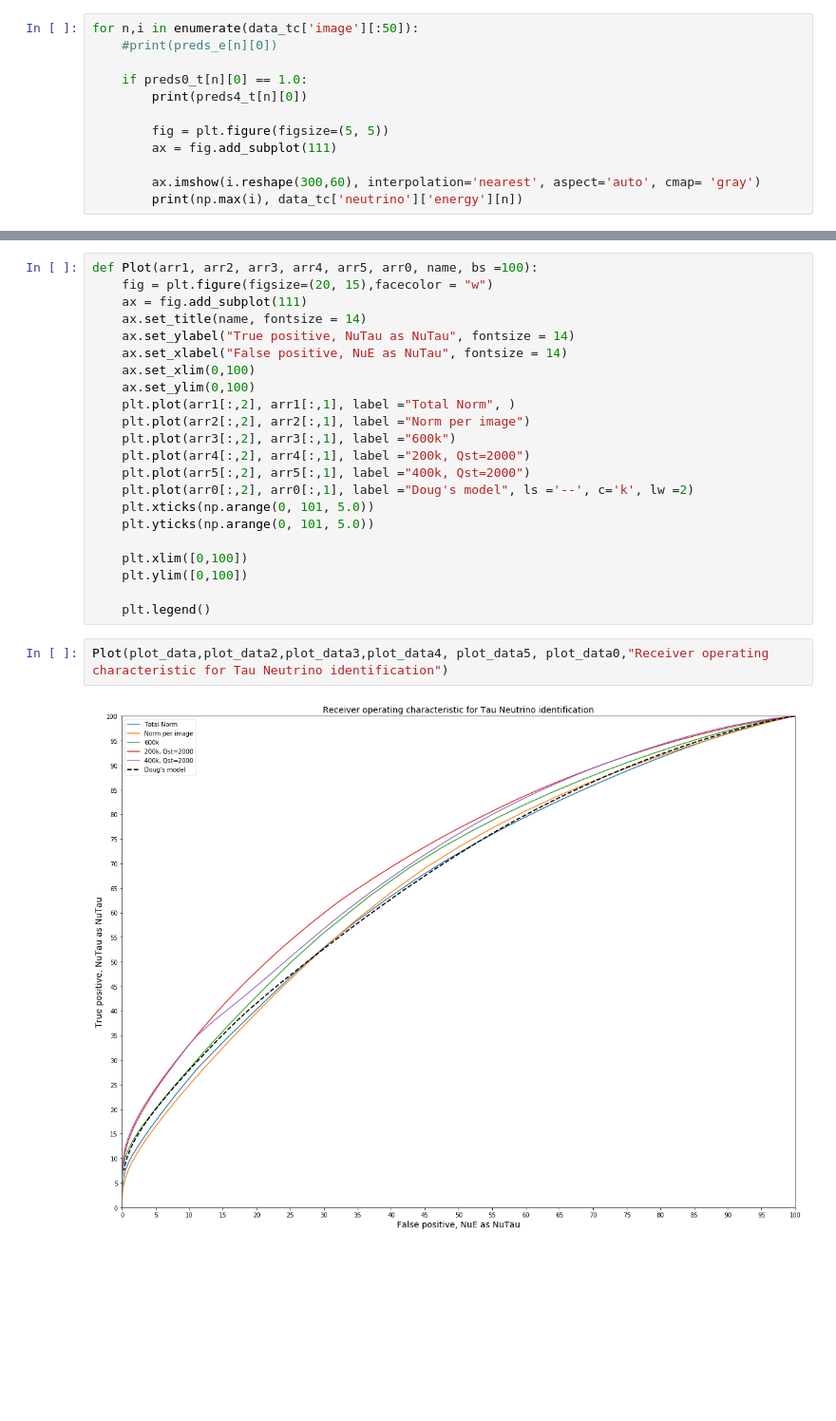
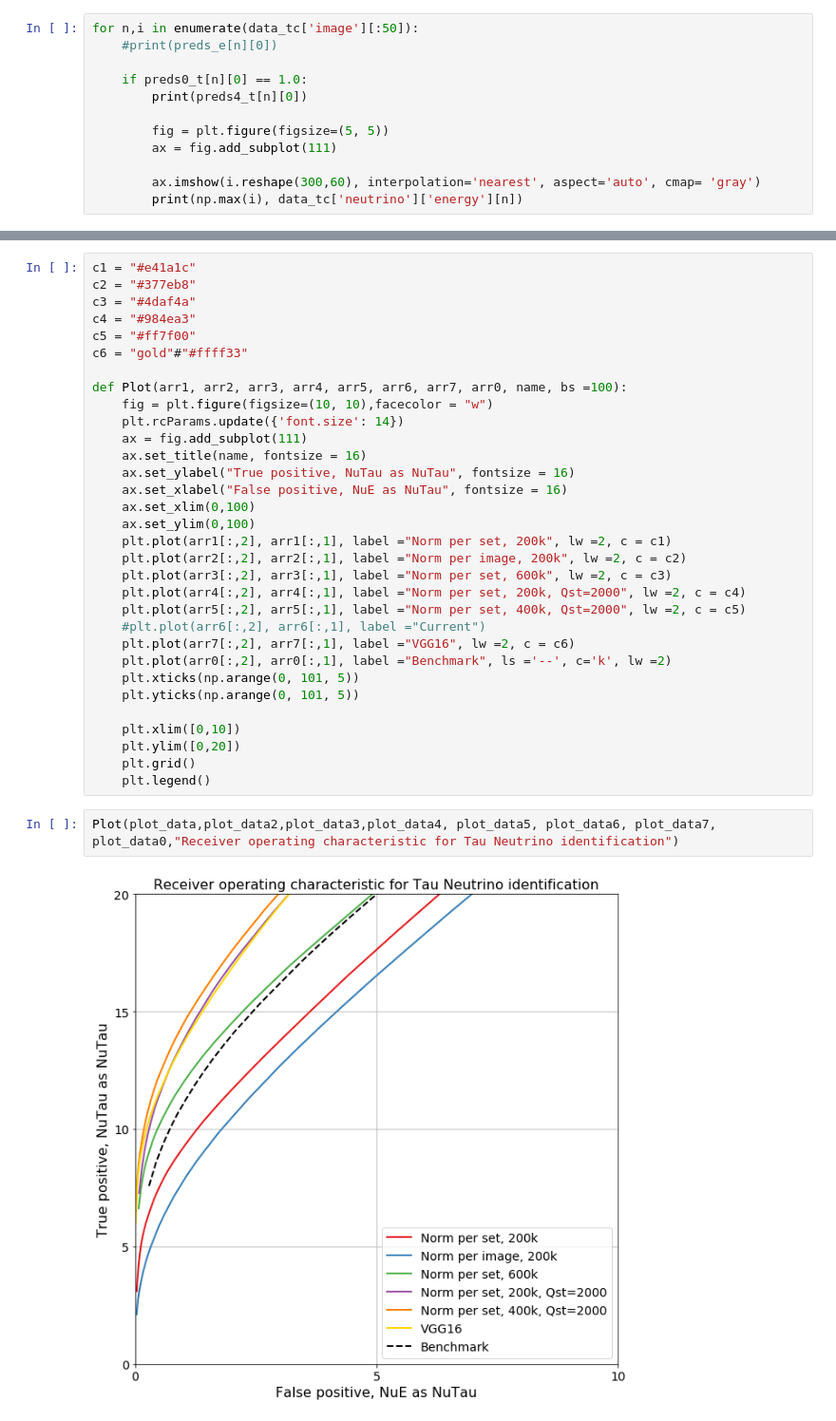
Before and after one commit to dpankova/DoublePulse, a Jupyter notebook: notebooks/ROC_1to1-Copy1.ipynb, the cells around one changed output, grey strips where cells are left out. Shown at 95% size. Drawn from its saved outputs; the diff is of its cells as text; blank space fills up the shorter version.

```diff
--- a/notebooks/ROC_1to1-Copy1.ipynb
+++ b/notebooks/ROC_1to1-Copy1.ipynb
@@ -378,29 +464,39 @@ Cut = 0.99, 3.10%, 99.97 || 2.11%, 99.97% || 6.62%, 99.93% ||  7.27%,  99.92% ||
 # %%
-def Plot(arr1, arr2, arr3, arr4, arr5, arr0, name, bs =100):
-    fig = plt.figure(figsize=(20, 15),facecolor = "w")
+c1 = "#e41a1c"
+c2 = "#377eb8"
+c3 = "#4daf4a"
+c4 = "#984ea3"
+c5 = "#ff7f00"
+c6 = "gold"#"#ffff33"
+
+def Plot(arr1, arr2, arr3, arr4, arr5, arr6, arr7, arr0, name, bs =100):
+    fig = plt.figure(figsize=(10, 10),facecolor = "w")
+    plt.rcParams.update({'font.size': 14})
     ax = fig.add_subplot(111)
-    ax.set_title(name, fontsize = 14)
-    ax.set_ylabel("True positive, NuTau as NuTau", fontsize = 14)
-    ax.set_xlabel("False positive, NuE as NuTau", fontsize = 14)
+    ax.set_title(name, fontsize = 16)
+    ax.set_ylabel("True positive, NuTau as NuTau", fontsize = 16)
+    ax.set_xlabel("False positive, NuE as NuTau", fontsize = 16)
     ax.set_xlim(0,100)
     ax.set_ylim(0,100)
-    plt.plot(arr1[:,2], arr1[:,1], label ="Total Norm", )
-    plt.plot(arr2[:,2], arr2[:,1], label ="Norm per image")
-    plt.plot(arr3[:,2], arr3[:,1], label ="600k")
-    plt.plot(arr4[:,2], arr4[:,1], label ="200k, Qst=2000")
-    plt.plot(arr5[:,2], arr5[:,1], label ="400k, Qst=2000")
-    plt.plot(arr0[:,2], arr0[:,1], label ="Doug's model", ls ='--', c='k', lw =2)
-    plt.xticks(np.arange(0, 101, 5.0))
-    plt.yticks(np.arange(0, 101, 5.0))
+    plt.plot(arr1[:,2], arr1[:,1], label ="Norm per set, 200k", lw =2, c = c1)
+    plt.plot(arr2[:,2], arr2[:,1], label ="Norm per image, 200k", lw =2, c = c2)
+    plt.plot(arr3[:,2], arr3[:,1], label ="Norm per set, 600k", lw =2, c = c3)
+    plt.plot(arr4[:,2], arr4[:,1], label ="Norm per set, 200k, Qst=2000", lw =2, c = c4)
+    plt.plot(arr5[:,2], arr5[:,1], label ="Norm per set, 400k, Qst=2000", lw =2, c = c5)
+    #plt.plot(arr6[:,2], arr6[:,1], label ="Current")
+    plt.plot(arr7[:,2], arr7[:,1], label ="VGG16", lw =2, c = c6)
+    plt.plot(arr0[:,2], arr0[:,1], label ="Benchmark", ls ='--', c='k', lw =2)
+    plt.xticks(np.arange(0, 101, 5))
+    plt.yticks(np.arange(0, 101, 5))
 
-    plt.xlim([0,100])
-    plt.ylim([0,100])
-
+    plt.xlim([0,10])
+    plt.ylim([0,20])
+    plt.grid()
     plt.legend()
 # %%
-Plot(plot_data,plot_data2,plot_data3,plot_data4, plot_data5, plot_data0,"Receiver operating characteristic for Tau Neutrino identification")
+Plot(plot_data,plot_data2,plot_data3,plot_data4, plot_data5, plot_data6, plot_data7, plot_data0,"Receiver operating characteristic for Tau Neutrino identification")
 # %% [output]
-[figure, old version]
+[figure, new version]
 # %%
 arr = [i for i in plot_data if (20 <= i[1] <= 25) ]
 arr = np.stack(arr)
```
Also changed, not shown: parts of 21 cells of this notebook, 33 other files.
